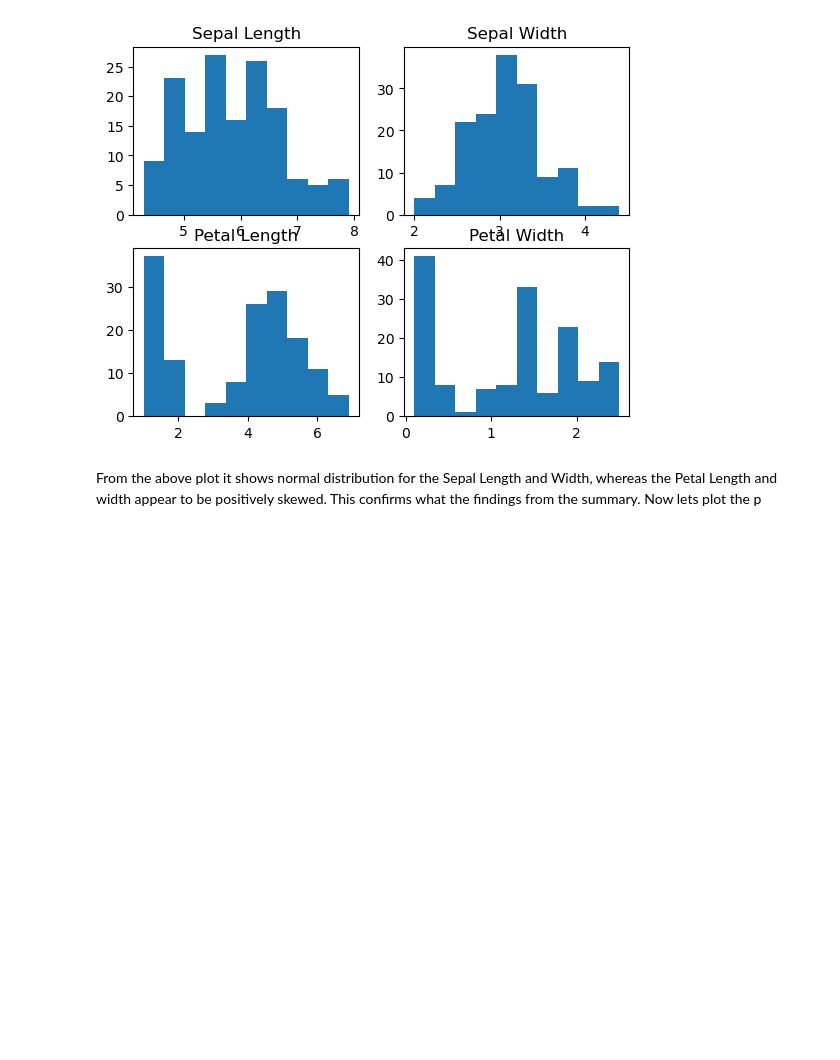
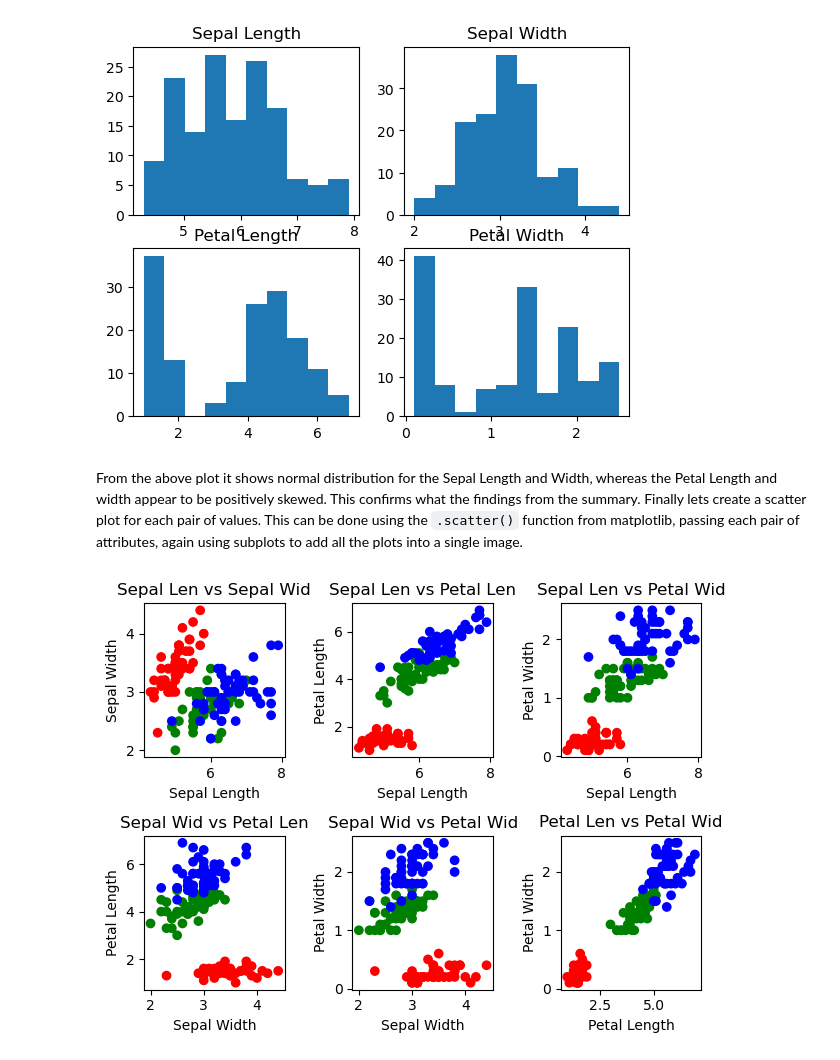
Before and after one commit to SemiCrazyPlantLady/PandS-Project-g00247875, a Jupyter notebook: pands-project.ipynb, the cells around one changed output. Saved outputs shown, nothing was run; the diff lists cells and outputs as text; code cells hidden in the pictures; blank space fills up the shorter version.

Commit message:
adds the scatterplot with the comparisons

```diff
--- a/pands-project.ipynb
+++ b/pands-project.ipynb
@@ -81,4 +83,56 @@ fig.savefig('./output/iris_data_histogram.png')
 # %% [output]
 [figure]
 # %% [markdown]
-From the above plot it shows normal distribution for the Sepal Length and Width, whereas the Petal Length and width appear to be positively skewed. This confirms what the findings from the summary. Now lets plot the p
+From the above plot it shows normal distribution for the Sepal Length and Width, whereas the Petal Length and width appear to be positively skewed. This confirms what the findings from the summary. Finally lets create a scatter plot for each pair of values. This can be done using the `.scatter()` function from matplotlib, passing each pair of attributes, again using subplots to add all the plots into a single image.
+# %%
+scatter_fig, scatter_axs = plt.subplots(2,3)
+
+colours = {'Iris-setosa': 'r', 'Iris-versicolor': 'g', 'Iris-virginica': 'b'}
+
+
+scatter_axs[0,0].scatter(iris_data['sepal length'], iris_data['sepal width'], c=iris_data['class'].map(colours))
+scatter_axs[0,0].set_xlabel('Sepal Length')
+scatter_axs[0,0].set_ylabel('Sepal Width')
+scatter_axs[0,0].set_title('Sepal Len vs Sepal Wid')
+
+
+scatter_axs[0,1].scatter(iris_data['sepal length'], iris_data['petal length'], c=iris_data['class'].map(colours))
+scatter_axs[0,1].set_xlabel('Sepal Length')
+scatter_axs[0,1].set_ylabel('Petal Length')
+scatter_axs[0,1].set_title('Sepal Len vs Petal Len')
+
+
+scatter_axs[0,2].scatter(iris_data['sepal length'], iris_data['petal width'], c=iris_data['class'].map(colours))
+scatter_axs[0,2].set_xlabel('Sepal Length')
+scatter_axs[0,2].set_ylabel('Petal Width')
+scatter_axs[0,2].set_title('Sepal Len vs Petal Wid')
+
+
+scatter_axs[1,0].scatter(iris_data['sepal width'], iris_data['petal length'], c=iris_data['class'].map(colours))
+scatter_axs[1,0].set_xlabel('Sepal Width')
+scatter_axs[1,0].set_ylabel('Petal Length')
+scatter_axs[1,0].set_title('Sepal Wid vs Petal Len')
+
+
+scatter_axs[1,1].scatter(iris_data['sepal width'], iris_data['petal width'], c=iris_data['class'].map(colours))
+scatter_axs[1,1].set_xlabel('Sepal Width')
+scatter_axs[1,1].set_ylabel('Petal Width')
+scatter_axs[1,1].set_title('Sepal Wid vs Petal Wid')
+
+scatter_axs[1,2].scatter(iris_data['petal length'], iris_data['petal width'], c=iris_data['class'].map(colours))
+scatter_axs[1,2].set_xlabel('Petal Length')
+scatter_axs[1,2].set_ylabel('Petal Width')
+scatter_axs[1,2].set_title('Petal Len vs Petal Wid')
+
+# for class_label, color in colours.items():
+#     scatter_axs[0, 0].scatter([], [], c=color, label=class_label)
+# scatter_axs[0, 0].legend()
+
+
+
+plt.tight_layout() # stop the labels overlapping the other plots in the subplot
+plt.show()
+
+scatter_fig.savefig('./output/iris_data_scatter.png')
+# %% [output]
+[figure, added]
```
Also changed, not shown: parts of 2 cells of this notebook, 1 other file.
